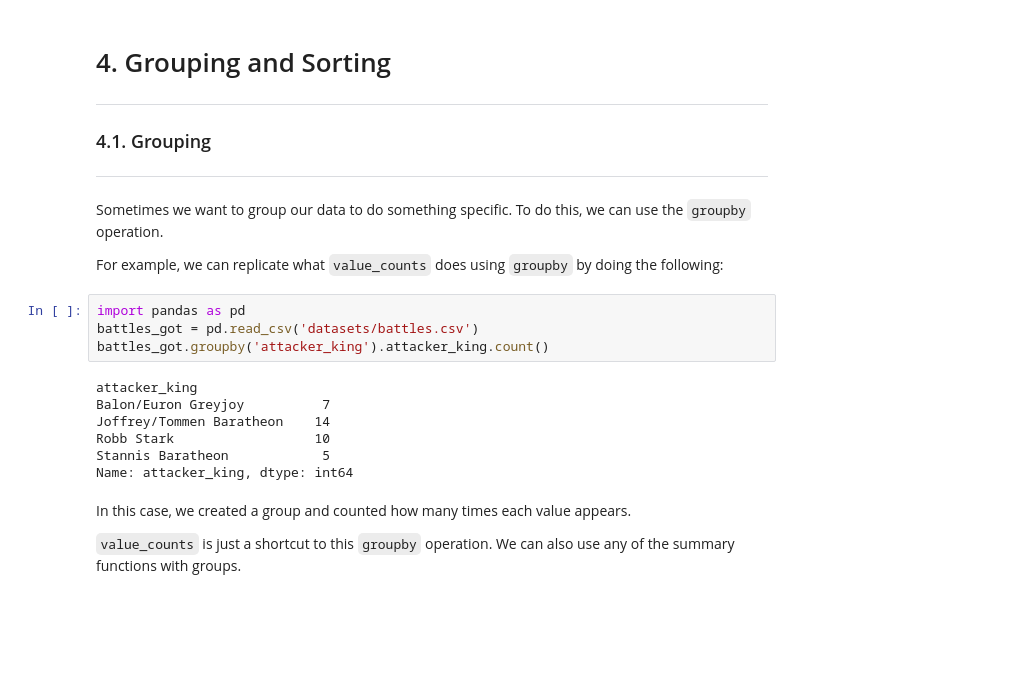
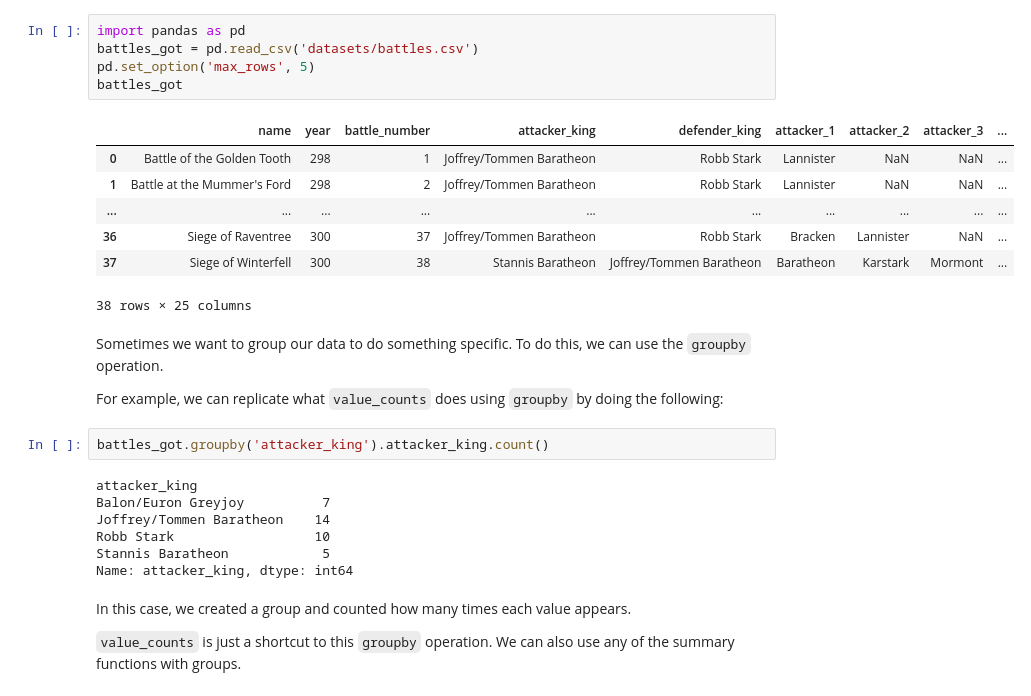
Before and after one commit to Geo-Developers/geosquad, a Jupyter notebook: Python/Pandas/DataManipulationWithPandas/4. Grouping and Sorting.ipynb, the cells around one changed output. Saved outputs shown, nothing was run; the diff lists cells and outputs as text; blank space fills up the shorter version.

```diff
--- a/Python/Pandas/DataManipulationWithPandas/4. Grouping and Sorting.ipynb
+++ b/Python/Pandas/DataManipulationWithPandas/4. Grouping and Sorting.ipynb
@@ -1,22 +6,29 @@
+# %%
+import pandas as pd
+battles_got = pd.read_csv('datasets/battles.csv')
+pd.set_option('max_rows', 5)
+battles_got
+# %% [output]
+|  | name | year | battle_number | attacker_king | defender_king | attacker_1 | attacker_2 | attacker_3 | ... |
+| 0 | Battle of the Golden Tooth | 298 | 1 | Joffrey/Tommen Baratheon | Robb Stark | Lannister | NaN | NaN | ... |
+| 1 | Battle at the Mummer's Ford | 298 | 2 | Joffrey/Tommen Baratheon | Robb Stark | Lannister | NaN | NaN | ... |
+| ... | ... | ... | ... | ... | ... | ... | ... | ... | ... |
+| 36 | Siege of Raventree | 300 | 37 | Joffrey/Tommen Baratheon | Robb Stark | Bracken | Lannister | NaN | ... |
+| 37 | Siege of Winterfell | 300 | 38 | Stannis Baratheon | Joffrey/Tommen Baratheon | Baratheon | Karstark | Mormont | ... |
+38 rows × 25 columns
 # %% [markdown]
-# 4. Grouping and Sorting
----
-### 4.1. Grouping
----
 Sometimes we want to group our data to do something specific. To do this, we can use the `groupby` operation.
 
 For example, we can replicate what `value_counts` does using `groupby` by doing the following:
-# %%
-import pandas as pd
-battles_got = pd.read_csv('datasets/battles.csv')
-battles_got.groupby('attacker_king').attacker_king.count()
-# %% [output]
-attacker_king
-Balon/Euron Greyjoy          7
-Joffrey/Tommen Baratheon    14
-Robb Stark                  10
-Stannis Baratheon            5
-Name: attacker_king, dtype: int64
+# %%
+battles_got.groupby('attacker_king').attacker_king.count()
+# %% [output]
+attacker_king
+Balon/Euron Greyjoy          7
+Joffrey/Tommen Baratheon    14
+Robb Stark                  10
+Stannis Baratheon            5
+Name: attacker_king, dtype: int64
 # %% [markdown]
 In this case, we created a group and counted how many times each value appears.
 
```
Also changed, not shown: parts of 21 cells of this notebook, 4 other files.
